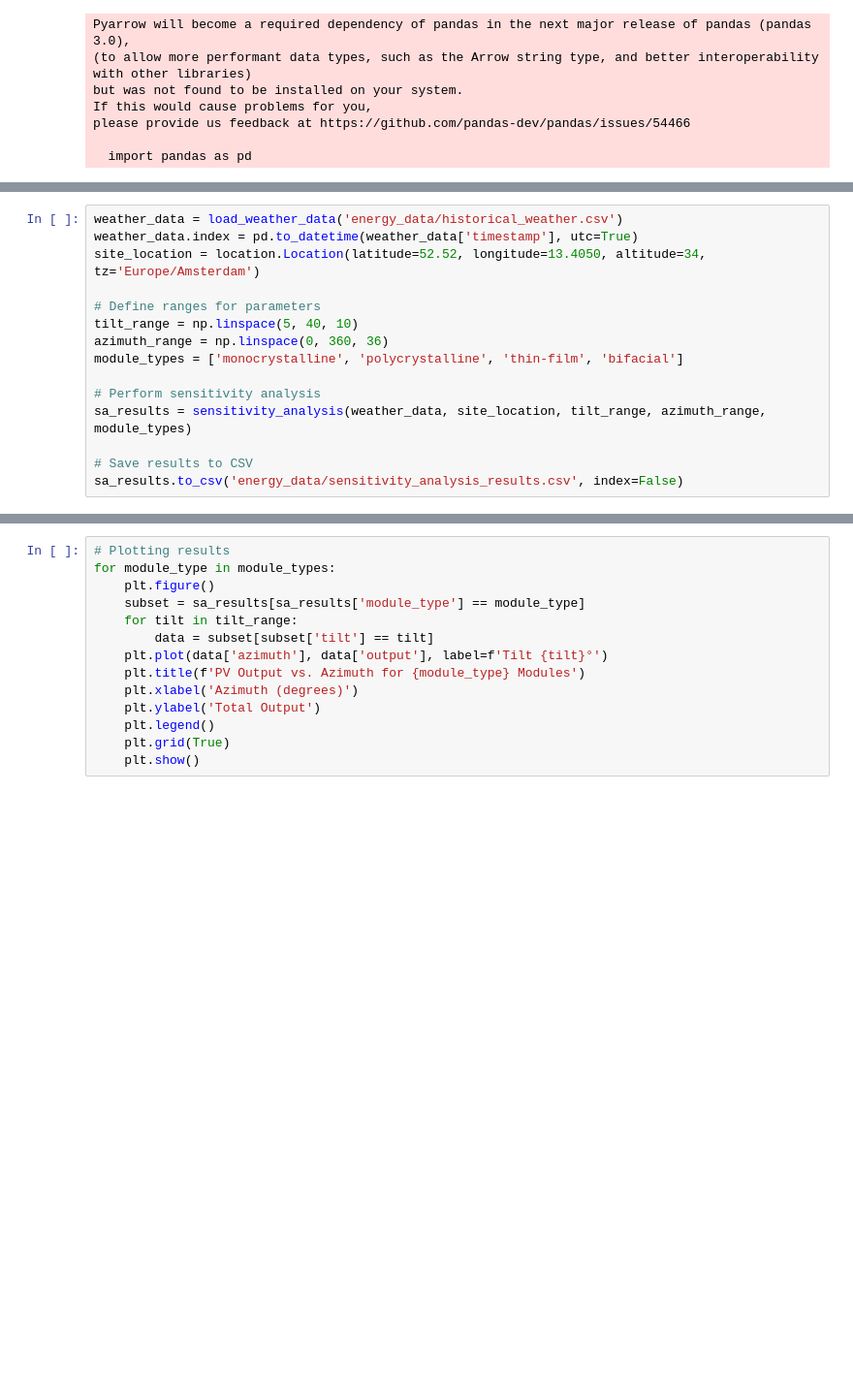
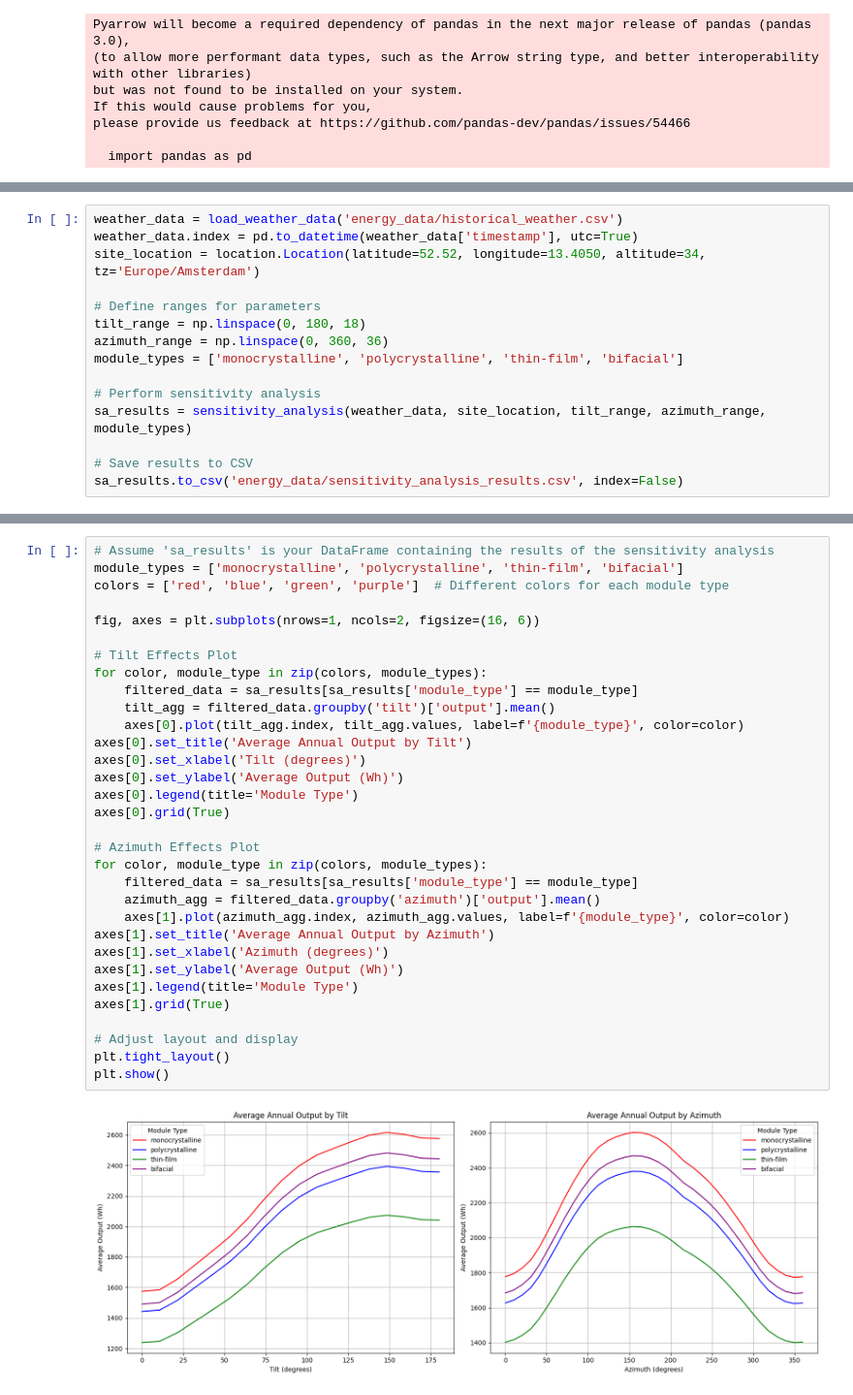
Before and after one commit to Tiburso/EnerVision, a Jupyter notebook: energy_prediction/sensitivity_analysis.ipynb, the cells around one changed output, grey strips where cells are left out. Shown at 97% size. Drawn from its saved outputs; the diff is of its cells as text; blank space fills up the shorter version.

```diff
--- a/energy_prediction/sensitivity_analysis.ipynb
+++ b/energy_prediction/sensitivity_analysis.ipynb
@@ -29,7 +34,7 @@ weather_data.index = pd.to_datetime(weather_data['timestamp'], utc=True)
 site_location = location.Location(latitude=52.52, longitude=13.4050, altitude=34, tz='Europe/Amsterdam')
 
 # Define ranges for parameters
-tilt_range = np.linspace(5, 40, 10)
+tilt_range = np.linspace(0, 180, 18)
 azimuth_range = np.linspace(0, 360, 36)
 module_types = ['monocrystalline', 'polycrystalline', 'thin-film', 'bifacial']
 
@@ -43,14 +64,34 @@ KeyError: 'T'
-# %%
-# Plotting results
-for module_type in module_types:
-    plt.figure()
-    subset = sa_results[sa_results['module_type'] == module_type]
-    for tilt in tilt_range:
-        data = subset[subset['tilt'] == tilt]
-    plt.plot(data['azimuth'], data['output'], label=f'Tilt {tilt}°')
-    plt.title(f'PV Output vs. Azimuth for {module_type} Modules')
-    plt.xlabel('Azimuth (degrees)')
-    plt.ylabel('Total Output')
-    plt.legend()
-    plt.grid(True)
-    plt.show()
+# %%
+# Assume 'sa_results' is your DataFrame containing the results of the sensitivity analysis
+module_types = ['monocrystalline', 'polycrystalline', 'thin-film', 'bifacial']
+colors = ['red', 'blue', 'green', 'purple']  # Different colors for each module type
+
+fig, axes = plt.subplots(nrows=1, ncols=2, figsize=(16, 6))
+
+# Tilt Effects Plot
+for color, module_type in zip(colors, module_types):
+    filtered_data = sa_results[sa_results['module_type'] == module_type]
+    tilt_agg = filtered_data.groupby('tilt')['output'].mean()
+    axes[0].plot(tilt_agg.index, tilt_agg.values, label=f'{module_type}', color=color)
+axes[0].set_title('Average Annual Output by Tilt')
+axes[0].set_xlabel('Tilt (degrees)')
+axes[0].set_ylabel('Average Output (Wh)')
+axes[0].legend(title='Module Type')
+axes[0].grid(True)
+
+# Azimuth Effects Plot
+for color, module_type in zip(colors, module_types):
+    filtered_data = sa_results[sa_results['module_type'] == module_type]
+    azimuth_agg = filtered_data.groupby('azimuth')['output'].mean()
+    axes[1].plot(azimuth_agg.index, azimuth_agg.values, label=f'{module_type}', color=color)
+axes[1].set_title('Average Annual Output by Azimuth')
+axes[1].set_xlabel('Azimuth (degrees)')
+axes[1].set_ylabel('Average Output (Wh)')
+axes[1].legend(title='Module Type')
+axes[1].grid(True)
+
+# Adjust layout and display
+plt.tight_layout()
+plt.show()
+# %% [output]
+[figure, added]
```
Also changed, not shown: parts of 4 cells of this notebook, 5 other files.
